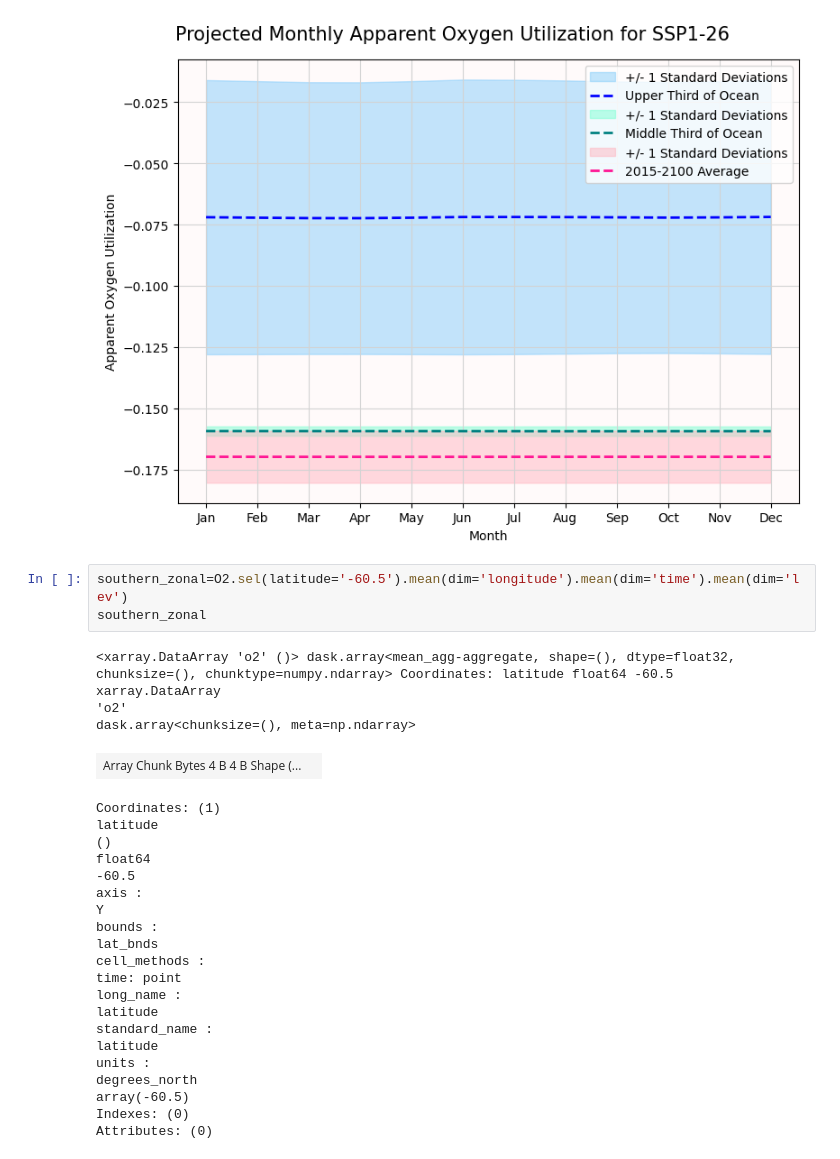
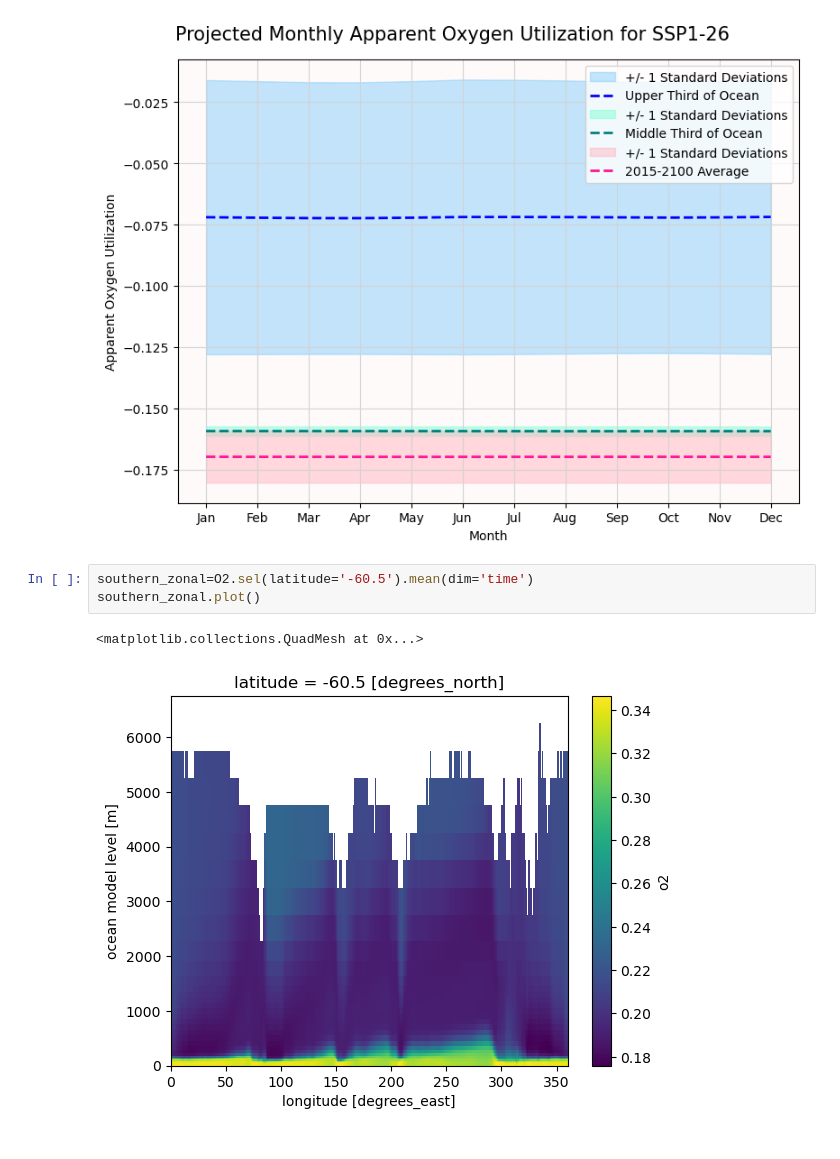
Before and after one commit to EES-3506-5506/final_holtzman, a Jupyter notebook: notebooks/Datasets.ipynb, the cells around one changed output. Saved outputs shown, nothing was run; the diff lists cells and outputs as text.

```diff
--- a/notebooks/Datasets.ipynb
+++ b/notebooks/Datasets.ipynb
@@ -484,31 +484,8 @@ CPU times: user 24min 59s, sys: 9min 33s, total: 34min 33s
 Wall time: 9min 15s
 [figure]
 # %%
-southern_zonal=O2.sel(latitude='-60.5').mean(dim='longitude').mean(dim='time').mean(dim='lev')
-southern_zonal
+southern_zonal=O2.sel(latitude='-60.5').mean(dim='time')
+southern_zonal.plot()
 # %% [output]
-<xarray.DataArray 'o2' ()> dask.array<mean_agg-aggregate, shape=(), dtype=float32, chunksize=(), chunktype=numpy.ndarray> Coordinates: latitude float64 -60.5
-xarray.DataArray
-'o2'
-dask.array<chunksize=(), meta=np.ndarray>
+<matplotlib.collections.QuadMesh at 0x...>
-| Array Chunk Bytes 4 B 4 B Shape (... |  |
-Coordinates: (1)
-latitude
-()
-float64
--60.5
-axis :
-Y
-bounds :
-lat_bnds
-cell_methods :
-time: point
-long_name :
-latitude
-standard_name :
-latitude
-units :
-degrees_north
-array(-60.5)
-Indexes: (0)
-Attributes: (0)
+[figure, added]
```
